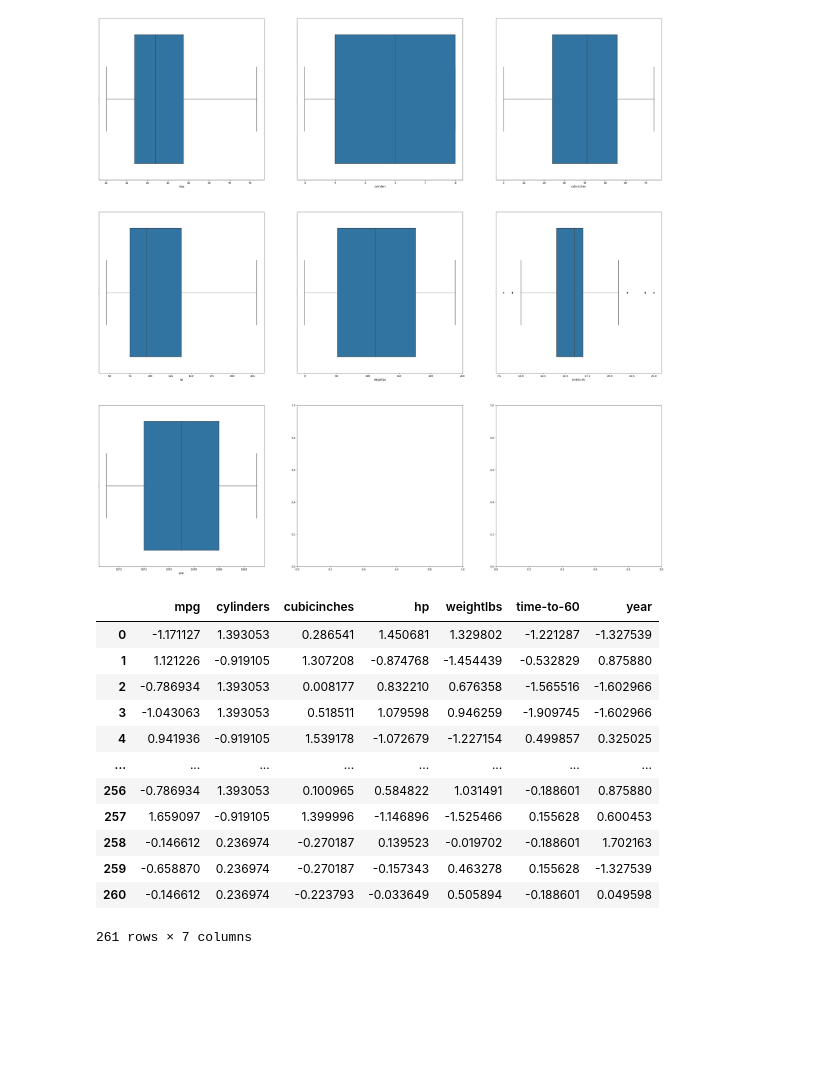
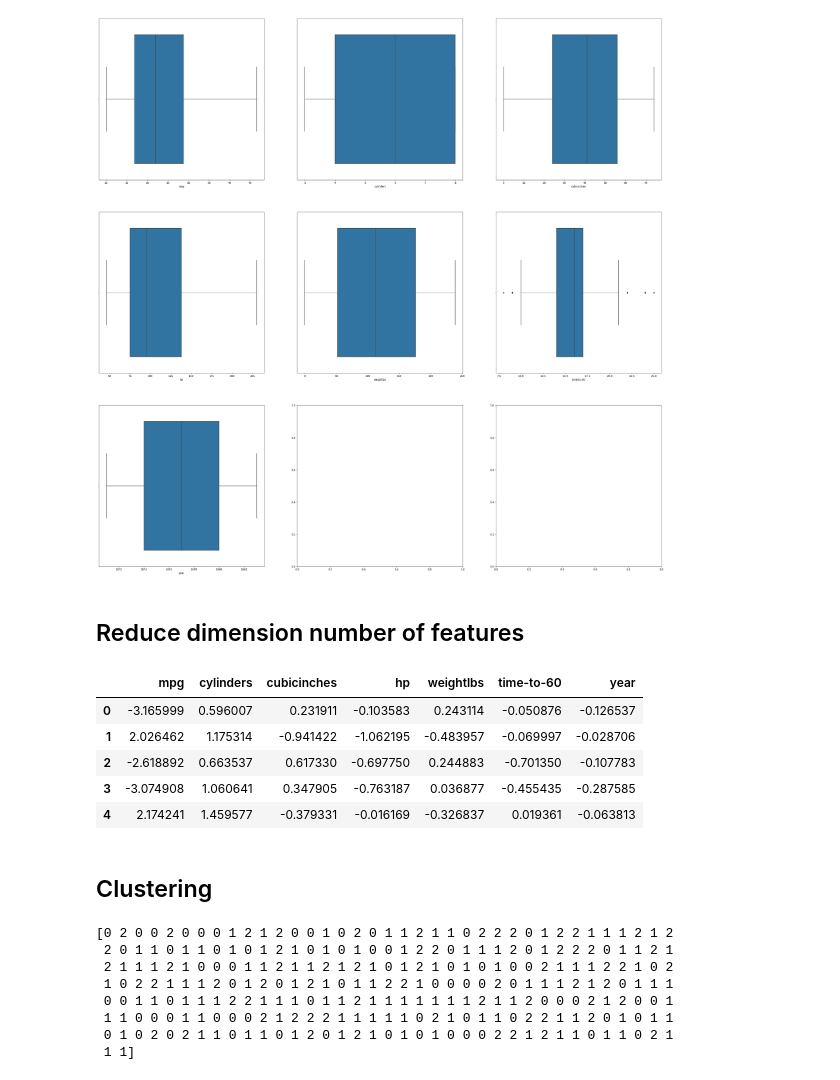
Before and after one commit to joberthrogers18/Machine-Learning-Training, a Jupyter notebook: IGTI_course/Challenges/final_challenge.ipynb, the cells around one changed output. Saved outputs shown, nothing was run; the diff lists cells and outputs as text; code cells hidden in the pictures; blank space fills up the shorter version.

Commit message:
added cluster section to final challenge

```diff
--- a/IGTI_course/Challenges/final_challenge.ipynb
+++ b/IGTI_course/Challenges/final_challenge.ipynb
@@ -144,16 +146,20 @@ x_values = pd.DataFrame(scaled_values, index=x_values.index, columns=x_values.co
+# %% [markdown]
+## Reduce dimension number of features
+# %%
+from sklearn.decomposition import PCA
+
+pca = PCA(n_components=7)
+reduce_dim = pca.fit_transform(scaled_values)
+
+x_values = pd.DataFrame(reduce_dim, index=x_values.index, columns=x_values.columns)
 # %%
-x_values
+x_values.head()
 # %% [output]
 |  | mpg | cylinders | cubicinches | hp | weightlbs | time-to-60 | year |
-| 0 | -1.171127 | 1.393053 | 0.286541 | 1.450681 | 1.329802 | -1.221287 | -1.327539 |
-| 1 | 1.121226 | -0.919105 | 1.307208 | -0.874768 | -1.454439 | -0.532829 | 0.875880 |
-| 2 | -0.786934 | 1.393053 | 0.008177 | 0.832210 | 0.676358 | -1.565516 | -1.602966 |
-| 3 | -1.043063 | 1.393053 | 0.518511 | 1.079598 | 0.946259 | -1.909745 | -1.602966 |
-| 4 | 0.941936 | -0.919105 | 1.539178 | -1.072679 | -1.227154 | 0.499857 | 0.325025 |
-| ... | ... | ... | ... | ... | ... | ... | ... |
-| 256 | -0.786934 | 1.393053 | 0.100965 | 0.584822 | 1.031491 | -0.188601 | 0.875880 |
-| 257 | 1.659097 | -0.919105 | 1.399996 | -1.146896 | -1.525466 | 0.155628 | 0.600453 |
-| 258 | -0.146612 | 0.236974 | -0.270187 | 0.139523 | -0.019702 | -0.188601 | 1.702163 |
-| 259 | -0.658870 | 0.236974 | -0.270187 | -0.157343 | 0.463278 | 0.155628 | -1.327539 |
-| 260 | -0.146612 | 0.236974 | -0.223793 | -0.033649 | 0.505894 | -0.188601 | 0.049598 |
+| 0 | -3.165999 | 0.596007 | 0.231911 | -0.103583 | 0.243114 | -0.050876 | -0.126537 |
+| 1 | 2.026462 | 1.175314 | -0.941422 | -1.062195 | -0.483957 | -0.069997 | -0.028706 |
+| 2 | -2.618892 | 0.663537 | 0.617330 | -0.697750 | 0.244883 | -0.701350 | -0.107783 |
+| 3 | -3.074908 | 1.060641 | 0.347905 | -0.763187 | 0.036877 | -0.455435 | -0.287585 |
+| 4 | 2.174241 | 1.459577 | -0.379331 | -0.016169 | -0.326837 | 0.019361 | -0.063813 |
-261 rows × 7 columns
+# %% [markdown]
+## Clustering
@@ -159,0 +171,11 @@ x_values
+# %%
+print(model_kmeans)
+# %% [output]
+[0 2 0 0 2 0 0 0 1 2 1 2 0 0 1 0 2 0 1 1 2 1 1 0 2 2 2 0 1 2 2 1 1 1 2 1 2
+ 2 0 1 1 0 1 1 0 1 0 1 2 1 0 1 0 1 0 0 1 2 2 0 1 1 1 2 0 1 2 2 2 0 1 1 2 1
+ 2 1 1 1 2 1 0 0 0 1 1 2 1 1 2 1 2 1 0 1 2 1 0 1 0 1 0 0 2 1 1 1 2 2 1 0 2
+ 1 0 2 2 1 1 1 2 0 1 2 0 1 2 1 0 1 1 2 2 1 0 0 0 0 2 0 1 1 1 2 1 2 0 1 1 1
+ 0 0 1 1 0 1 1 1 2 2 1 1 1 0 1 1 2 1 1 1 1 1 1 1 2 1 1 2 0 0 0 2 1 2 0 0 1
+ 1 1 0 0 0 1 1 0 0 0 2 1 2 2 2 1 1 1 1 1 0 2 1 0 1 1 0 2 2 1 1 2 0 1 0 1 1
+ 0 1 0 2 0 2 1 1 0 1 1 0 1 2 0 1 2 1 0 1 0 1 0 0 0 2 2 1 2 1 1 0 1 1 0 2 1
+ 1 1]
```
Also changed, not shown: parts of 3 cells of this notebook.
